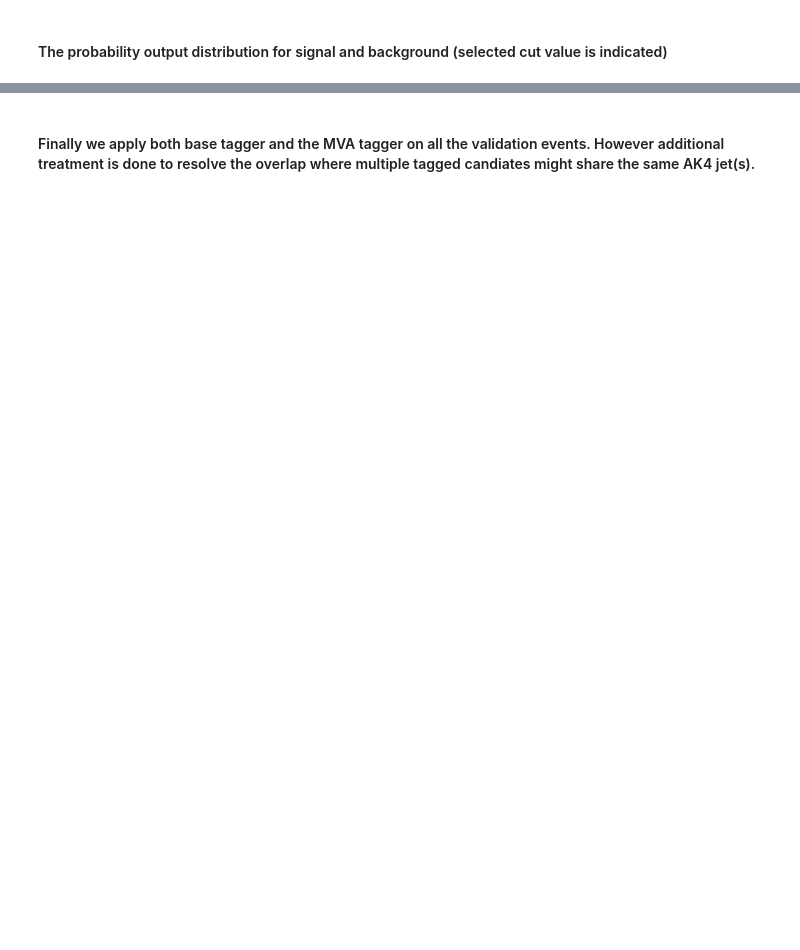
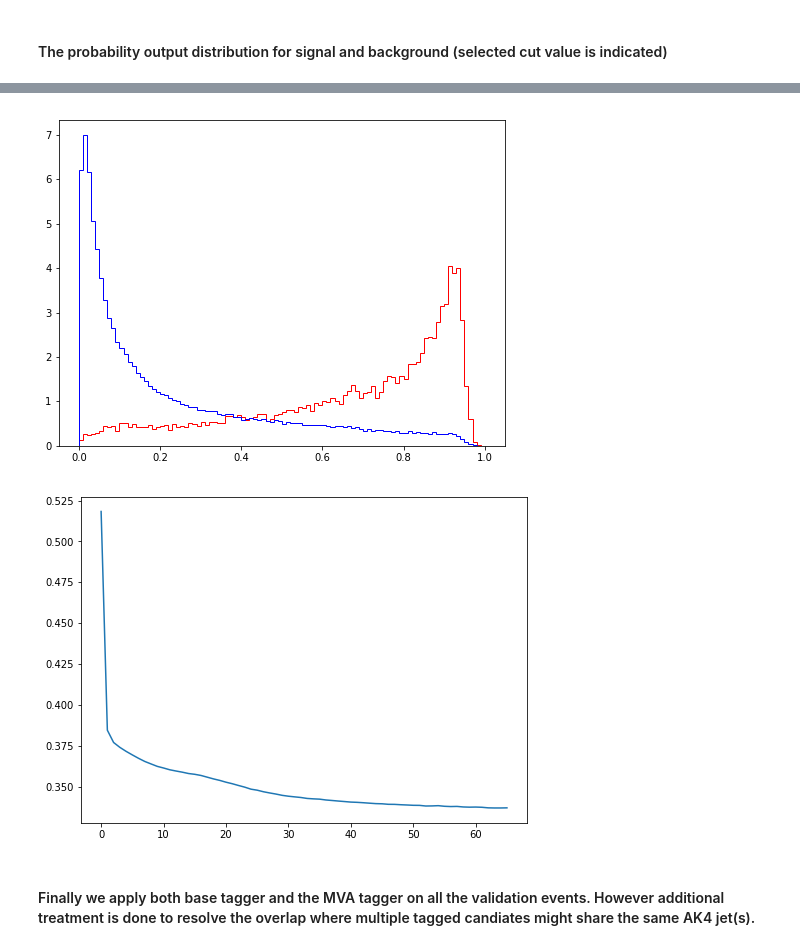
Before and after one commit to lihux25/Projects, a Jupyter notebook: scikit_learn/top_tagger.ipynb, the cells around one changed output, grey strips where cells are left out. Cells and saved outputs as stored; diff of their text form; code cells hidden in the pictures; blank space fills up the shorter version.

```diff
--- a/scikit_learn/top_tagger.ipynb
+++ b/scikit_learn/top_tagger.ipynb
@@ -179,6 +221,7 @@ print([featureImportanceandNames[a] for a in sorted_idx])
 #### Now load in the validation sample
 # %%
 val_df = get_csv('validation.csv', 'dRMax_LE_1p5_m_in_100_250_validation.csv')
+val_npInputWgt = np.array(val_df.ix[:, 'sampleWgt'])
 val_npInputList = np.array(val_df.ix[:, :'j3_QGL'])
 val_npInputAnswers = np.array(val_df.ix[:, 'answer'])
 val_npInputList_ttbar = np.array(val_df[val_df['procTypes']=='ttbar'].ix[:, :'j3_QGL'])
@@ -343,3 +400,16 @@ _=plt.plot([mva_cut, mva_cut], [0, max(y_sig.max(), y_bkg.max())], color='navy',
+# %%
+mlp_sig_val_output = val_mlp_output[val_npInputAnswers==1]
+mlp_sig_val_wgt = val_npInputWgt[val_npInputAnswers==1]
+mlp_bkg_val_output = val_mlp_output[val_npInputAnswers==0]
+mlp_bkg_val_wgt = val_npInputWgt[val_npInputAnswers==0]
+mlp_y_sig, mlp_x_sig, _=plt.hist(mlp_sig_val_output, weights=mlp_sig_val_wgt, range = (0, 1.0), normed = True, color = 'red', bins = 100, histtype='step')
+mlp_y_bkg, mlp_x_bkg, _=plt.hist(mlp_bkg_val_output, weights=mlp_bkg_val_wgt, range = (0, 1.0), normed = True, color = 'blue', bins = 100, histtype='step')
+plt.show()
+
+_=plt.plot(clf_mlp.loss_curve_)
+# %% [output]
+[figure, added]
+[figure, added]
 # %% [markdown]
 #### Finally we apply both base tagger and the MVA tagger on all the validation events. However additional treatment is done to resolve the overlap where multiple tagged candiates might share the same AK4 jet(s).
 # %%
```
Also changed, not shown: parts of 13 cells of this notebook, 1 other file.
